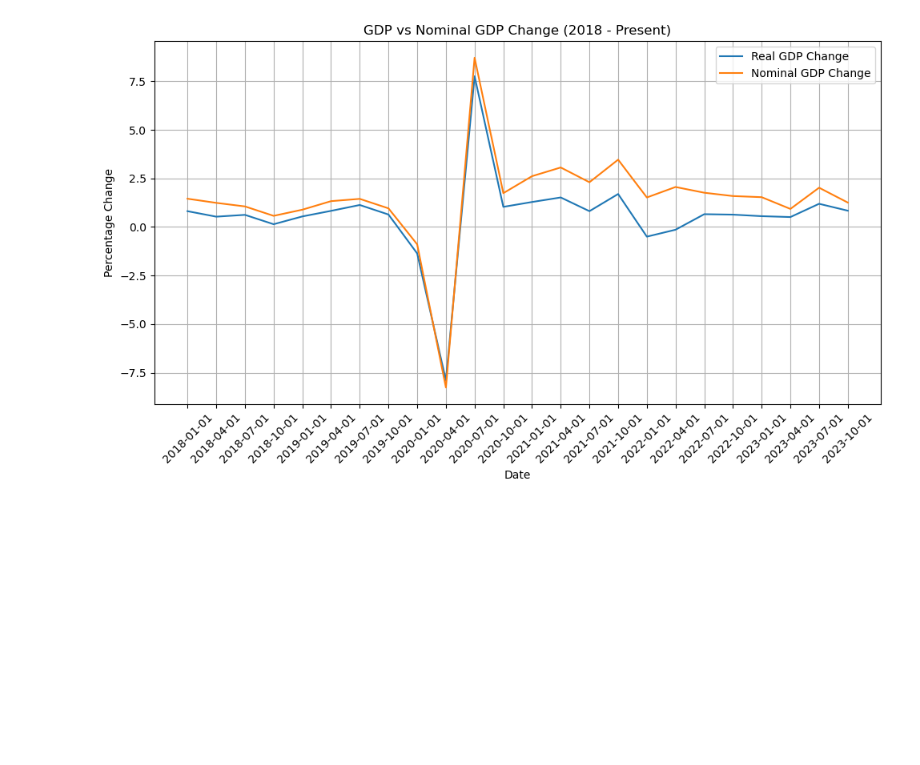
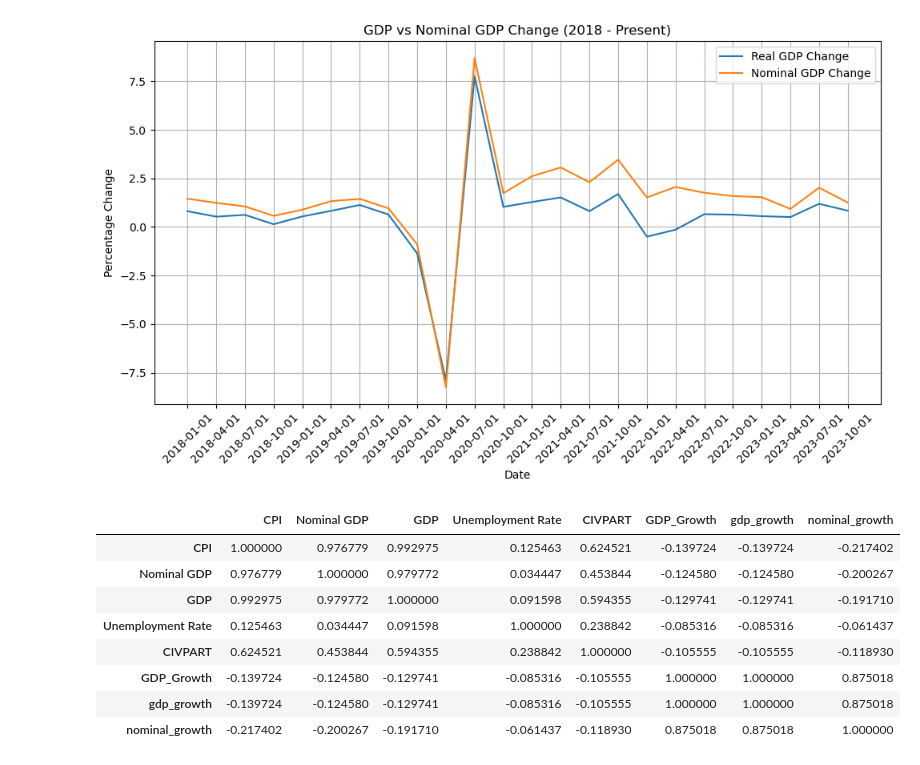
Before and after one commit to t-anderson21/blog-project, a Jupyter notebook: data_project.ipynb, the cells around one changed output. Drawn from its saved outputs; the diff is of its cells as text; code cells hidden in the pictures; blank space fills up the shorter version.

```diff
--- a/data_project.ipynb
+++ b/data_project.ipynb
@@ -361,3 +361,15 @@ plt.tight_layout()
 st.pyplot(fig2)
 # %% [output]
 [figure]
+# %%
+full_df.drop(columns=['Date']).corr()
+# %% [output]
+|  | CPI | Nominal GDP | GDP | Unemployment Rate | CIVPART | GDP_Growth | gdp_growth | nominal_growth |
+| CPI | 1.000000 | 0.976779 | 0.992975 | 0.125463 | 0.624521 | -0.139724 | -0.139724 | -0.217402 |
+| Nominal GDP | 0.976779 | 1.000000 | 0.979772 | 0.034447 | 0.453844 | -0.124580 | -0.124580 | -0.200267 |
+| GDP | 0.992975 | 0.979772 | 1.000000 | 0.091598 | 0.594355 | -0.129741 | -0.129741 | -0.191710 |
+| Unemployment Rate | 0.125463 | 0.034447 | 0.091598 | 1.000000 | 0.238842 | -0.085316 | -0.085316 | -0.061437 |
+| CIVPART | 0.624521 | 0.453844 | 0.594355 | 0.238842 | 1.000000 | -0.105555 | -0.105555 | -0.118930 |
+| GDP_Growth | -0.139724 | -0.124580 | -0.129741 | -0.085316 | -0.105555 | 1.000000 | 1.000000 | 0.875018 |
+| gdp_growth | -0.139724 | -0.124580 | -0.129741 | -0.085316 | -0.105555 | 1.000000 | 1.000000 | 0.875018 |
+| nominal_growth | -0.217402 | -0.200267 | -0.191710 | -0.061437 | -0.118930 | 0.875018 | 0.875018 | 1.000000 |
```
Also changed, not shown: 1 other file.
